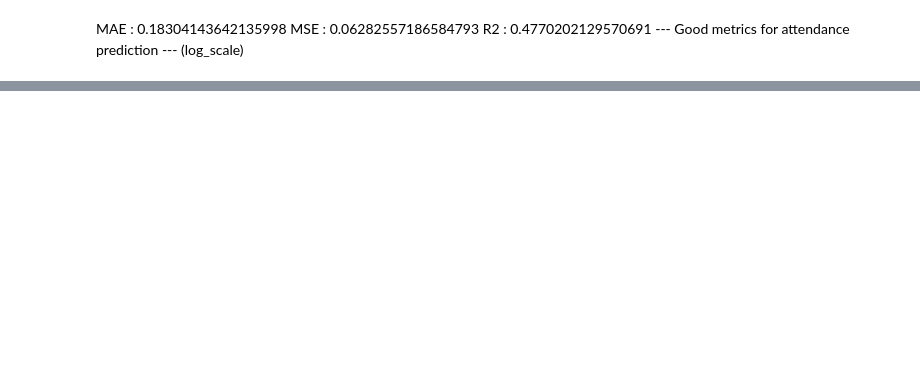
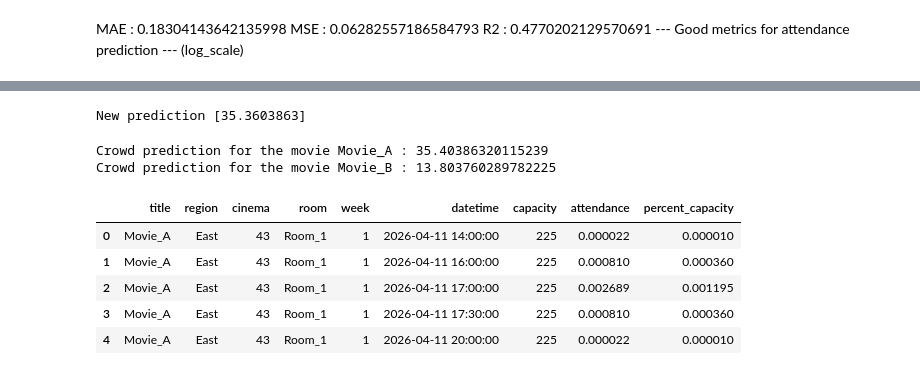
Before and after one commit to Gcarmnonapy7/Masterpiece_prototype_scheduling_movie_theaters, a Jupyter notebook: movies_cluesterization_&crowd_prediction.ipynb, the cells around one changed output, grey strips where cells are left out. Drawn from its saved outputs; the diff is of its cells as text; code cells hidden in the pictures; blank space fills up the shorter version.

```diff
--- a/movies_cluesterization_&crowd_prediction.ipynb
+++ b/movies_cluesterization_&crowd_prediction.ipynb
@@ -1307,0 +1164,15 @@ Your final dataframe should look like:
+# %%
+cinema_df = movieTheaters(NUM_CINEMAS=85)
+# %%
+model = joblib.load('best_model_attendance.pkl')
+
+features_cols = [col for col in COLUMNS_TO_TRAIN if col != 'crowd']
+
+X_new = pd.DataFrame([movie_a])[features_cols]
+
+predicted_log = model.predict(X_new)
+predicted_total = np.expm1(predicted_log)
+
+print("New prediction",predicted_total)
+# %% [output]
+New prediction [35.3603863]
@@ -1307,0 +1330,5 @@ Your final dataframe should look like:
+# %%
+final_df = simulate_full_schedule(new_movies,cinema_df)
+# %% [output]
+Crowd prediction for the movie Movie_A : 35.40386320115239
+Crowd prediction for the movie Movie_B : 13.803760289782225
@@ -1307,0 +1337,9 @@ Your final dataframe should look like:
+# %%
+final_df.head()
+# %% [output]
+|  | title | region | cinema | room | week | datetime | capacity | attendance | percent_capacity |
+| 0 | Movie_A | East | 43 | Room_1 | 1 | 2026-04-11 14:00:00 | 225 | 0.000022 | 0.000010 |
+| 1 | Movie_A | East | 43 | Room_1 | 1 | 2026-04-11 16:00:00 | 225 | 0.000810 | 0.000360 |
+| 2 | Movie_A | East | 43 | Room_1 | 1 | 2026-04-11 17:00:00 | 225 | 0.002689 | 0.001195 |
+| 3 | Movie_A | East | 43 | Room_1 | 1 | 2026-04-11 17:30:00 | 225 | 0.000810 | 0.000360 |
+| 4 | Movie_A | East | 43 | Room_1 | 1 | 2026-04-11 20:00:00 | 225 | 0.000022 | 0.000010 |
```
Also changed, not shown: parts of 17 cells of this notebook.
